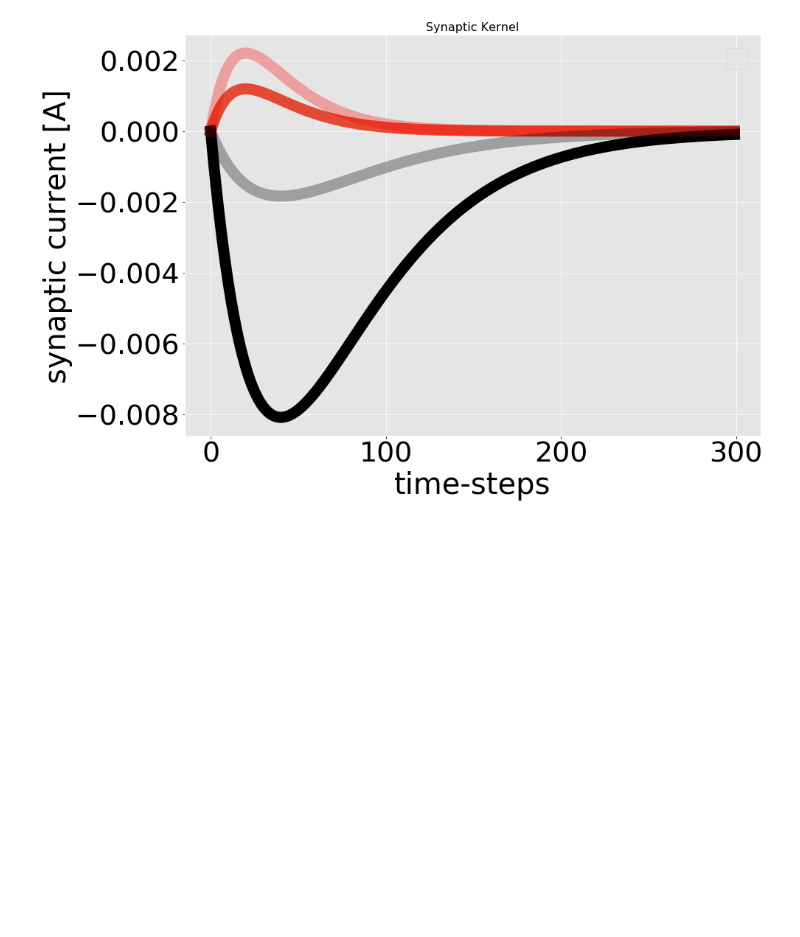
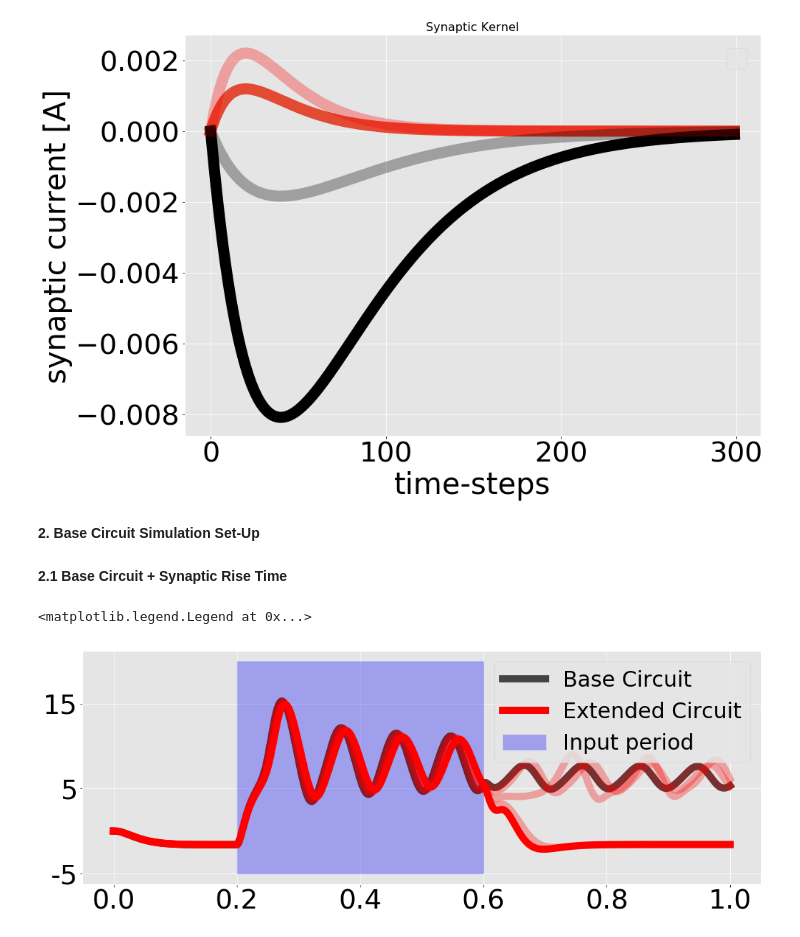
Before and after one commit to pyrates-neuroscience/PyRates, a Jupyter notebook: documentation/PyRates_Manuscript_2018.ipynb, the cells around one changed output. Saved outputs shown, nothing was run; the diff lists cells and outputs as text; code cells hidden in the pictures; blank space fills up the shorter version.

```diff
--- a/documentation/PyRates_Manuscript_2018.ipynb
+++ b/documentation/PyRates_Manuscript_2018.ipynb
@@ -123,33 +126,41 @@ plt.legend('')
 # %% [output]
 <matplotlib.legend.Legend at 0x...>
 [figure]
+# %% [markdown]
+**2. Base Circuit Simulation Set-Up**
 # %%
 from core.circuit import JansenRitLeakyCapacitorCircuit
 
 # set parameters
+################
 
 # general
 N = 3                                               # PCs, EINs, IIns
 n_synapses = 2                                      # excitatory and inhibitory
 step_size = 1e-4
 max_synaptic_delay = 0.5
-synapse_params_e = {'tau_rise': 3e-4, 'tau_decay': 6e-3, 'efficacy': 1.273 * 3e-13}
-synapse_params_i = {'tau_rise': 6e-4, 'rau_decay': 2e-2, 'efficacy': -1.273 * 1e-12}
+resting_potential = -0.075
+init_states=np.zeros(N) + resting_potential
+synapse_params_e = {'tau_rise': 1e-20, 'tau_decay': 6e-3, 'efficacy': 1.273 * 3e-13}
+synapse_params_i = {'tau_rise': 1e-20, 'rau_decay': 2e-2, 'efficacy': -1.273 * 1e-12}
 synapse_params = [synapse_params_e, synapse_params_i]
 
-# initialize circuits
-jrc = JansenRitLeakyCapacitorCircuit(step_size=step_size, max_synaptic_delay=max_synaptic_delay,
-                                     synapse_params=synapse_params)
-synapse_params[0]['tau_rise'] = 1e-20
-synapse_params[1]['tau_rise'] = 1e-20
-jrc_base = JansenRitLeakyCapacitorCircuit(step_size=step_size, max_synaptic_delay=max_synaptic_delay, synapse_params=synapse_params)
-
-# define simulation parameters
+# simulation parameters
 simulation_time = 1.
 simulation_steps = int(simulation_time / step_size)
 synaptic_input = np.zeros((simulation_steps, N, n_synapses))
 synaptic_input[2000:6000, 0, 0] = 22. * np.random.randn(4000) + 220.
 
+# initialize circuit
+####################
+
+jrc = JansenRitLeakyCapacitorCircuit(step_size=step_size, max_synaptic_delay=max_synaptic_delay,
+                                     synapse_params=synapse_params, resting_potential=resting_potential,
+                                     init_states=init_states)
+
 # perform simulation
+####################
+
 jrc.run(synaptic_input, simulation_time)
-jrc_base.run(synaptic_input, simulation_time)
+# %% [markdown]
+**2.1 Base Circuit + Synaptic Rise Time**
@@ -155,0 +202,22 @@ jrc_base.run(synaptic_input, simulation_time)
+# %%
+fig, axes = plt.subplots(figsize=(17,6))
+
+axes = jrc.plot_population_states([0], create_plot=False, axes=axes)
+alphas = [0.3, 0.3, 0.3, 0.3, 1.0]
+labels = ['', '', '', '', 'Extended Circuit']
+for psps, alpha, label in zip(jrc_rise_col, alphas, labels):
+    axes.plot(psps, 'r', alpha=alpha, label=label)
+
+steps = np.arange(0, simulation_steps+1)
+axes.fill_between(steps, -0.08, -0.055, where=(steps > 2001) * (steps < 6001), color="blue", alpha=0.3, label='Input period')
+axes.get_lines()[0].set_color("black")
+axes.get_lines()[0].set_alpha(0.7)
+axes.get_lines()[0].set_label('Base Circuit')
+axes.set_xticklabels(['0.0', '0.0', '0.2', '0.4', '0.6', '0.8', '1.0'])
+axes.set_yticklabels(['-5', '-5', '5', '15'])
+axes.set_xlabel('')
+axes.set_ylabel('')
+plt.legend()
+# %% [output]
+<matplotlib.legend.Legend at 0x...>
+[figure, added]
```
Also changed, not shown: parts of 21 cells of this notebook, 5 other files.
